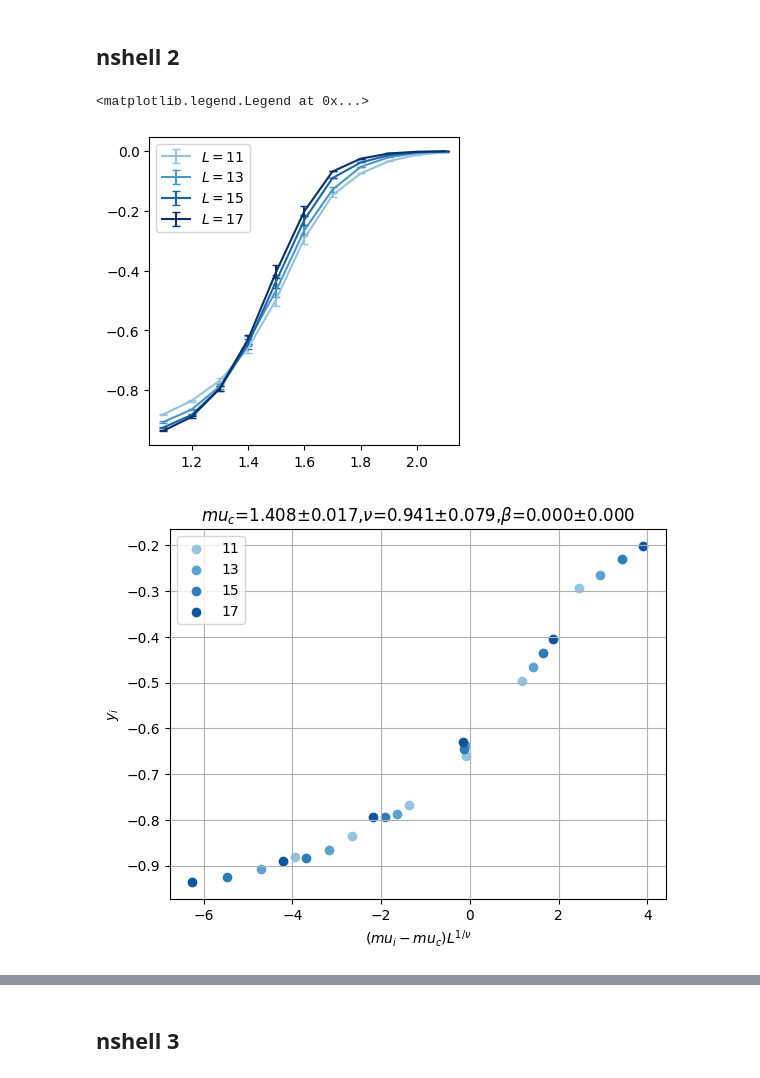
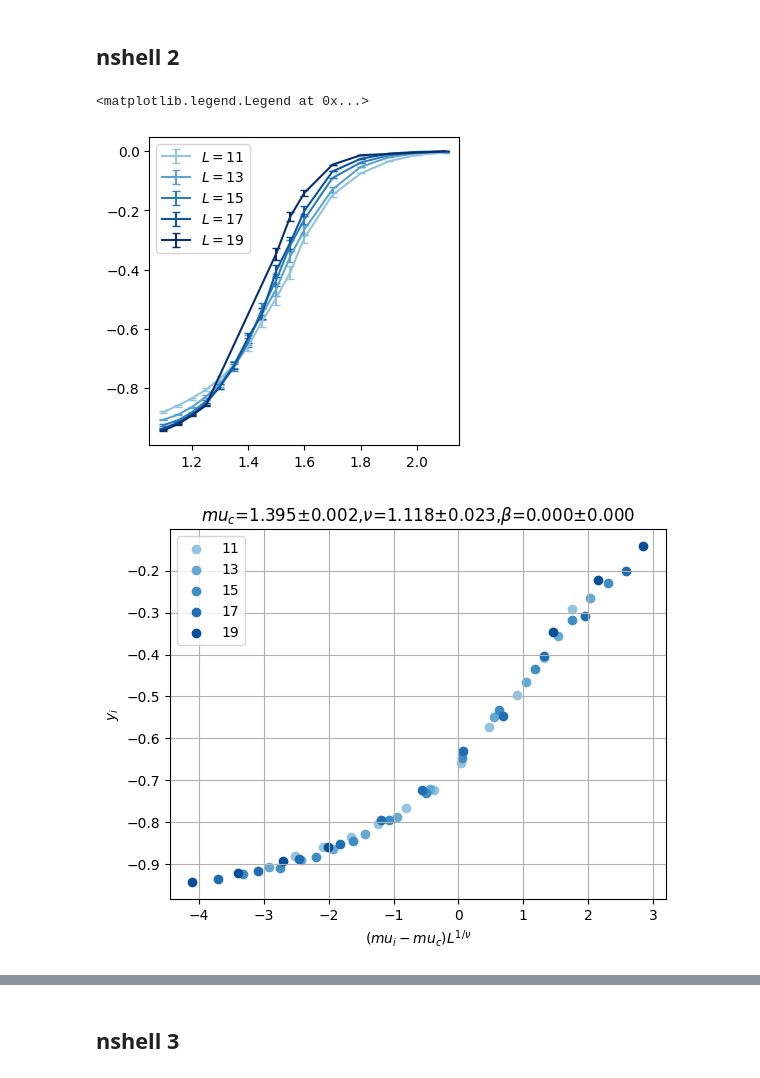
Before and after one commit to hainingpan/GTN, a Jupyter notebook: plot_pytorch.ipynb, the cells around one changed output, grey strips where cells are left out. Cells and saved outputs as stored; diff of their text form; code cells hidden in the pictures.

```diff
--- a/plot_pytorch.ipynb
+++ b/plot_pytorch.ipynb
@@ -71,7 +57,7 @@ np.linspace(1.1,2.1,21)
 array([1.1 , 1.15, 1.2 , 1.25, 1.3 , 1.35, 1.4 , 1.45, 1.5 , 1.55, 1.6 ,
        1.65, 1.7 , 1.75, 1.8 , 1.85, 1.9 , 1.95, 2.  , 2.05, 2.1 ])
 # %%
-L_list=range(11,19,2)
+L_list=range(11,21,2)
 params_list=[
 ({'es':'50',},{'L':L_list,'nshell':[2,3,4,5],'mu':np.linspace(1.1,2.1,21)}),
 # ({'es':'50',},{'L':L_list,'nshell':[2,3,4,5],'mu':np.round( np.hstack([np.linspace(1.1,2.1,11),np.linspace(2.2,2.8,4)]) ,2)}),
@@ -114,13 +100,13 @@ for L in L_list:
 ax.legend()
 # %% [output]
 <matplotlib.legend.Legend at 0x...>
-[figure, old version]
+[figure, new version]
 # %%
-dc=DataCollapse(df=df_0,params={'Metrics':'Chern','seed0':0,'nshell':2},Lmin=11,Lmax=17,p_range=[1.1,1.6],p_='mu',L_='L')
+dc=DataCollapse(df=df_0,params={'Metrics':'Chern','seed0':0,'nshell':2},Lmin=11,Lmax=19,p_range=[1.1,1.6],p_='mu',L_='L')
 dc.datacollapse(nu=1.,p_c=1.39,p_c_range = dc.p_range,nu_range=(0.5,3))
 dc.plot_data_collapse()
 # %% [output]
-[figure, old version]
+[figure, new version]
 # %%
 fig,ax=plt.subplots(figsize=(4,4))
 L=11
```
Also changed, not shown: parts of 16 cells of this notebook, 1 other file.
